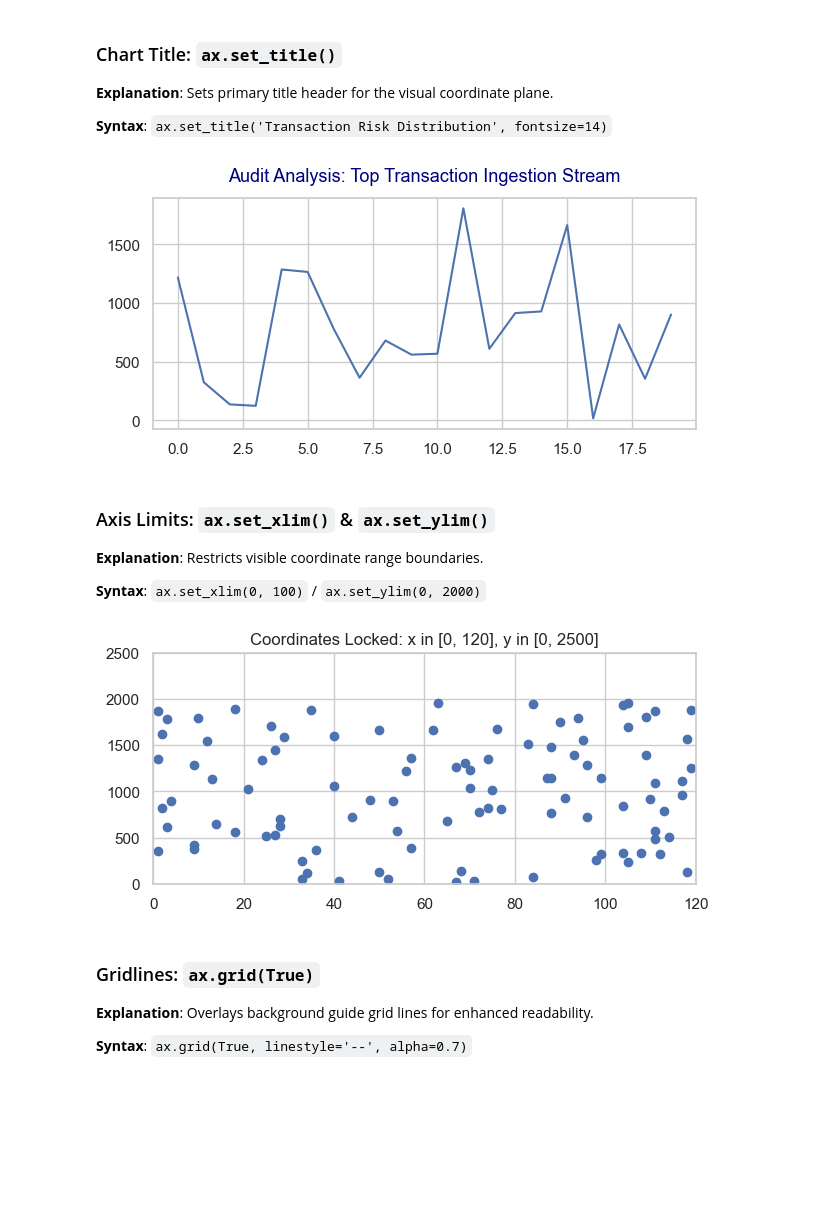
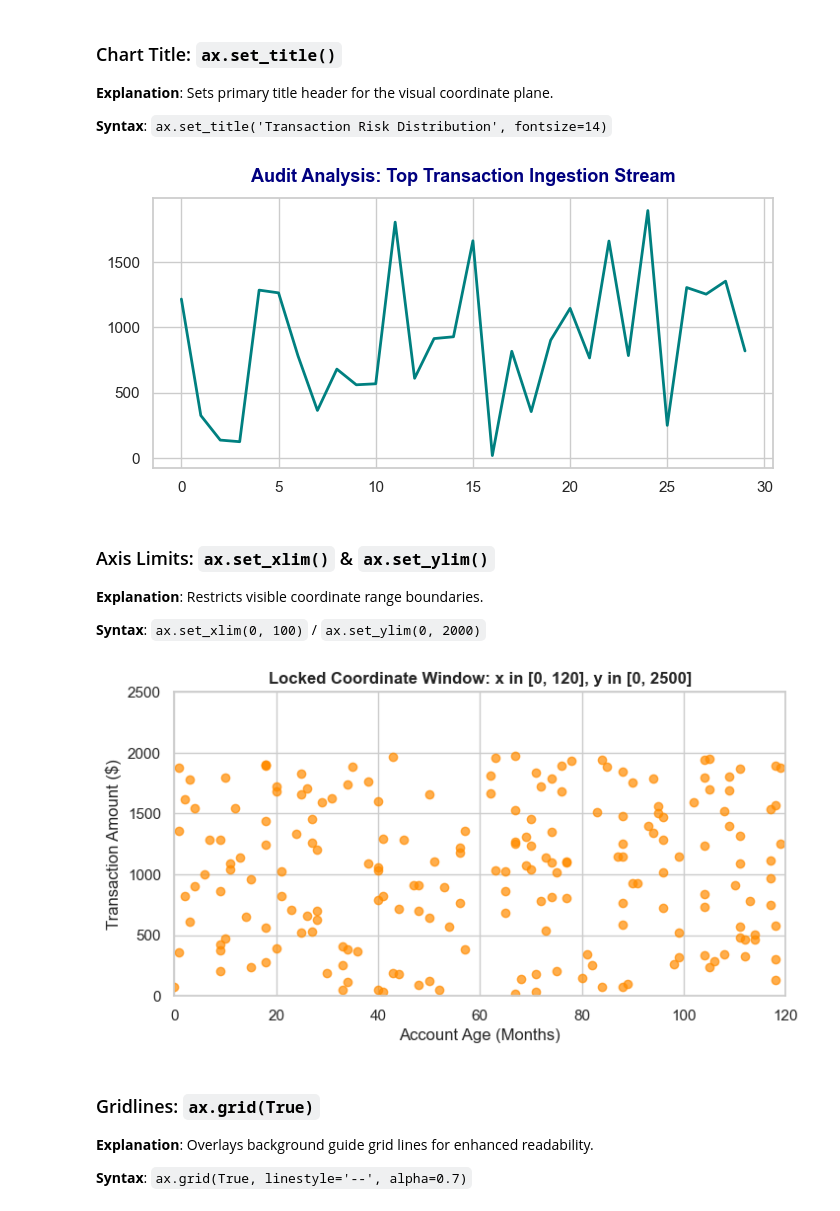
Before and after one commit to iankurbhatt/investigate-pandas, a Jupyter notebook: investigate_data_visualization/matplotlib_foundations_architecture.ipynb, the cells around one changed output. Cells and saved outputs as stored; diff of their text form; code cells hidden in the pictures; blank space fills up the shorter version.

```diff
--- a/investigate_data_visualization/matplotlib_foundations_architecture.ipynb
+++ b/investigate_data_visualization/matplotlib_foundations_architecture.ipynb
@@ -164,26 +172,28 @@ plt.show()
 
 **Syntax**: `ax.set_title('Transaction Risk Distribution', fontsize=14)`
 # %%
-fig, ax = plt.subplots(figsize=(7, 3))
-ax.plot(df['transaction_amount'].head(20))
-ax.set_title('Audit Analysis: Top Transaction Ingestion Stream', fontsize=13, color='navy', pad=12)
+fig, ax = plt.subplots(figsize=(8, 3.5))
+ax.plot(df['transaction_amount'].head(30), color='teal', lw=2)
+ax.set_title('Audit Analysis: Top Transaction Ingestion Stream', fontsize=13, fontweight='bold', color='navy', pad=12)
 plt.show()
 # %% [output]
-[figure, old version]
+[figure, new version]
 # %% [markdown]
 ### Axis Limits: `ax.set_xlim()` & `ax.set_ylim()`
 **Explanation**: Restricts visible coordinate range boundaries.
 
 **Syntax**: `ax.set_xlim(0, 100)` / `ax.set_ylim(0, 2000)`
 # %%
-fig, ax = plt.subplots(figsize=(7, 3))
-ax.scatter(df['account_age_months'].head(100), df['transaction_amount'].head(100))
+fig, ax = plt.subplots(figsize=(8, 4))
+ax.scatter(df['account_age_months'].head(200), df['transaction_amount'].head(200), color='darkorange', alpha=0.7)
 ax.set_xlim(0, 120)
 ax.set_ylim(0, 2500)
-ax.set_title('Coordinates Locked: x in [0, 120], y in [0, 2500]')
+ax.set_title('Locked Coordinate Window: x in [0, 120], y in [0, 2500]', fontsize=12, fontweight='bold')
+ax.set_xlabel('Account Age (Months)')
+ax.set_ylabel('Transaction Amount ($)')
 plt.show()
 # %% [output]
-[figure, old version]
+[figure, new version]
 # %% [markdown]
 ### Gridlines: `ax.grid(True)`
 **Explanation**: Overlays background guide grid lines for enhanced readability.
```
Also changed, not shown: parts of 15 cells of this notebook, 4 other files.
